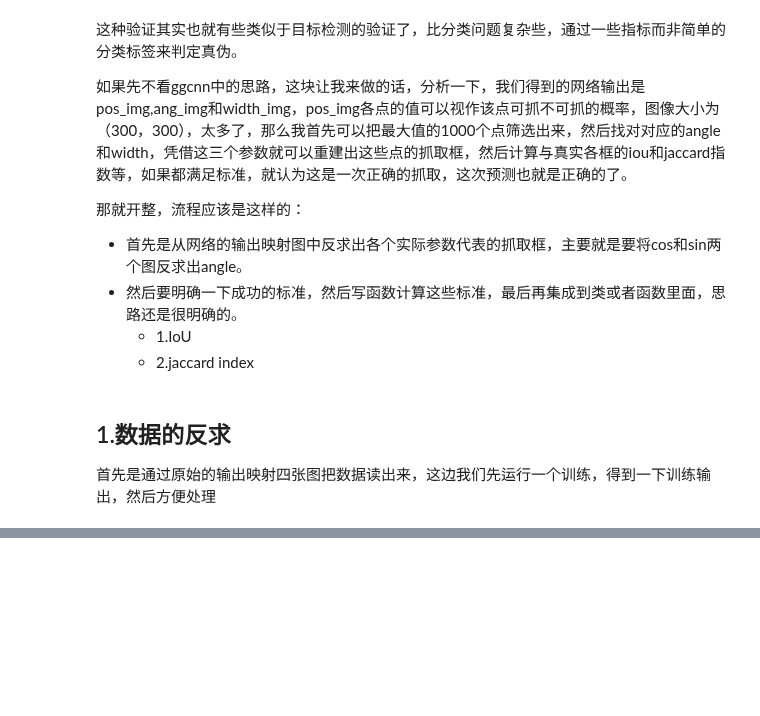
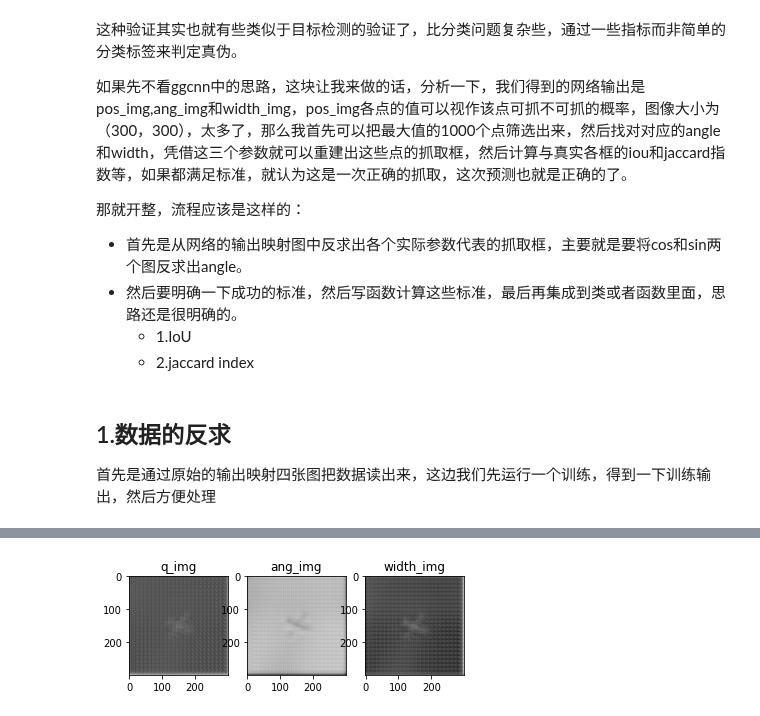
Before and after one commit to OneOneLiu/ggcnn_cornell_dataset, a Jupyter notebook: validate.ipynb, the cells around one changed output, grey strips where cells are left out. Cells and saved outputs as stored; diff of their text form; code cells hidden in the pictures; blank space fills up the shorter version.

```diff
--- a/validate.ipynb
+++ b/validate.ipynb
@@ -94,3 +173,22 @@ plt.show()
+# %%
+import cv2
+
+q_img = cv2.GaussianBlur(q_img,(3,3),0)
+ang_img = cv2.GaussianBlur(ang_img,(3,3),0)
+width_img = cv2.GaussianBlur(width_img,(3,3),0)
+
+plt.subplot(131)
+plt.title('q_img')
+plt.imshow(q_img[num],cmap=plt.cm.gray)
+plt.subplot(132)
+plt.title('ang_img')
+plt.imshow(ang_img[num],cmap=plt.cm.gray)
+plt.subplot(133)
+plt.title('width_img')
+plt.imshow(width_img[num],cmap=plt.cm.gray)
+plt.show()
+# %% [output]
+[figure, added]
 # %% [markdown]
 ## 2.标准的确定
 ### 2.1 IoU的计算
```
Also changed, not shown: parts of 12 cells of this notebook, 3 other files.
